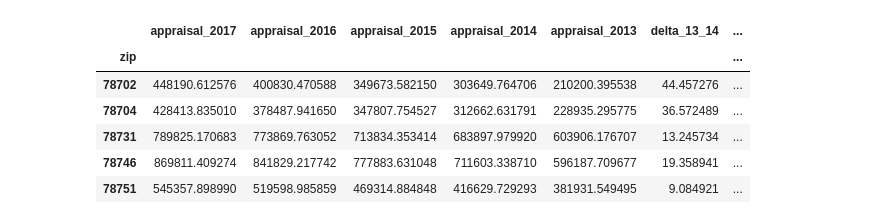
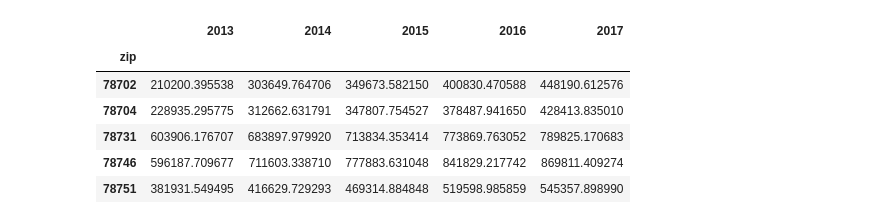
Before and after one commit to djm9872/Project_One, a Jupyter notebook: Housing Data/Housing Data Analysis.ipynb, the cells around one changed output. Cells and saved outputs as stored; diff of their text form; code cells hidden in the pictures.

```diff
--- a/Housing Data/Housing Data Analysis.ipynb
+++ b/Housing Data/Housing Data Analysis.ipynb
@@ -44,16 +29,22 @@ zip_group1
-# %%
-zip_group1["delta_13_14"] = ((zip_group1.appraisal_2014 - zip_group1.appraisal_2013) / zip_group1.appraisal_2013) * 100
-zip_group1["delta_14_15"] = ((zip_group1.appraisal_2015 - zip_group1.appraisal_2014) / zip_group1.appraisal_2014) * 100
-zip_group1["delta_15_16"] = ((zip_group1.appraisal_2016 - zip_group1.appraisal_2015) / zip_group1.appraisal_2015) * 100
-zip_group1["delta_16_17"] = ((zip_group1.appraisal_2017 - zip_group1.appraisal_2016) / zip_group1.appraisal_2013) * 100
-zip_group1["total_delta"] = ((zip_group1.appraisal_2017 - zip_group1.appraisal_2013) / zip_group1.appraisal_2013) * 100
-
-zip_group1
-# %% [output]
-|  | appraisal_2017 | appraisal_2016 | appraisal_2015 | appraisal_2014 | appraisal_2013 | delta_13_14 | ... |
-| zip |  |  |  |  |  |  | ... |
-| 78702 | 448190.612576 | 400830.470588 | 349673.582150 | 303649.764706 | 210200.395538 | 44.457276 | ... |
-| 78704 | 428413.835010 | 378487.941650 | 347807.754527 | 312662.631791 | 228935.295775 | 36.572489 | ... |
-| 78731 | 789825.170683 | 773869.763052 | 713834.353414 | 683897.979920 | 603906.176707 | 13.245734 | ... |
-| 78746 | 869811.409274 | 841829.217742 | 777883.631048 | 711603.338710 | 596187.709677 | 19.358941 | ... |
-| 78751 | 545357.898990 | 519598.985859 | 469314.884848 | 416629.729293 | 381931.549495 | 9.084921 | ... |
+# %%
+atx_housing_df = atx_housing_df.groupby("zip").mean()
+
+atx_housing_df = atx_housing_df.drop(columns=["propid"])
+
+atx_housing_df = atx_housing_df.rename(columns={"appraisal_2017": "2017",
+                                        "appraisal_2016": "2016",
+                                        "appraisal_2015": "2015",
+                                        "appraisal_2014": "2014",
+                                        "appraisal_2013": "2013"
+                                       })
+atx_housing_df = atx_housing_df[["2013", "2014", "2015", "2016", "2017"]]
+
+atx_housing_df.head()
+# %% [output]
+|  | 2013 | 2014 | 2015 | 2016 | 2017 |
+| zip |  |  |  |  |  |
+| 78702 | 210200.395538 | 303649.764706 | 349673.582150 | 400830.470588 | 448190.612576 |
+| 78704 | 228935.295775 | 312662.631791 | 347807.754527 | 378487.941650 | 428413.835010 |
+| 78731 | 603906.176707 | 683897.979920 | 713834.353414 | 773869.763052 | 789825.170683 |
+| 78746 | 596187.709677 | 711603.338710 | 777883.631048 | 841829.217742 | 869811.409274 |
+| 78751 | 381931.549495 | 416629.729293 | 469314.884848 | 519598.985859 | 545357.898990 |
```
Also changed, not shown: parts of 8 cells of this notebook, 5 other files.
